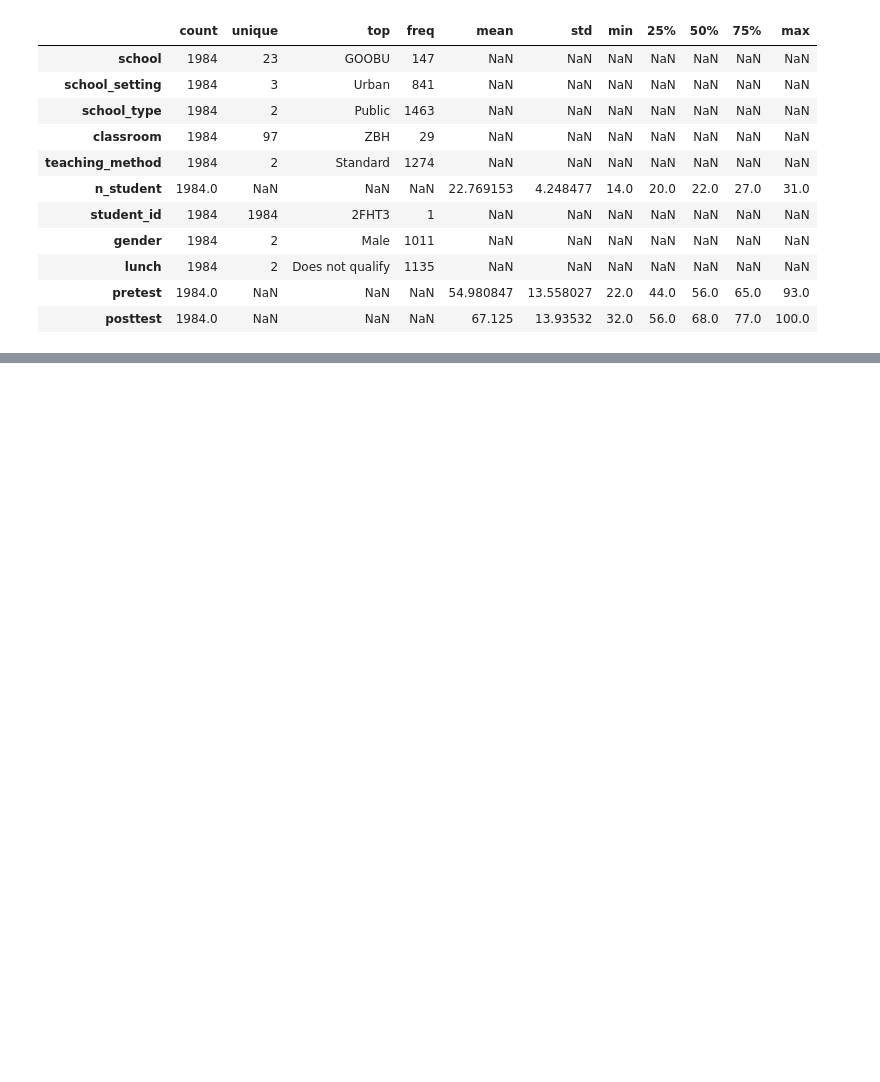
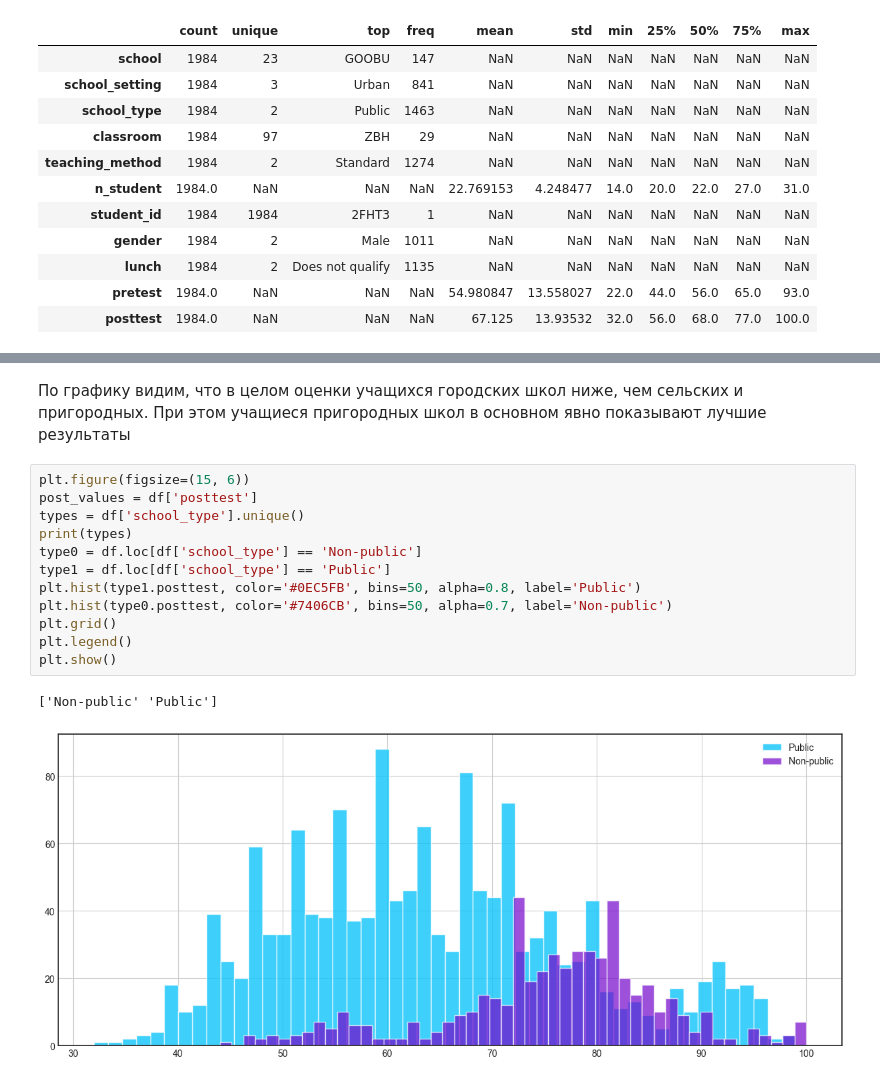
Before and after one commit to LlirikOknessu/MachineLearningCourseLabs, a Jupyter notebook: Ignatieva/analyze.ipynb, the cells around one changed output, grey strips where cells are left out. Saved outputs shown, nothing was run; the diff lists cells and outputs as text; blank space fills up the shorter version.

```diff
--- a/Ignatieva/analyze.ipynb
+++ b/Ignatieva/analyze.ipynb
@@ -195,0 +102,17 @@ plt.show()
+# %% [markdown]
+По графику видим, что в целом оценки учащихся городских школ ниже, чем сельских и пригородных. При этом учащиеся пригородных школ в основном явно показывают лучшие результаты
+# %%
+plt.figure(figsize=(15, 6))
+post_values = df['posttest']
+types = df['school_type'].unique()
+print(types)
+type0 = df.loc[df['school_type'] == 'Non-public']
+type1 = df.loc[df['school_type'] == 'Public']
+plt.hist(type1.posttest, color='#0EC5FB', bins=50, alpha=0.8, label='Public')
+plt.hist(type0.posttest, color='#7406CB', bins=50, alpha=0.7, label='Non-public')
+plt.grid()
+plt.legend()
+plt.show()
+# %% [output]
+['Non-public' 'Public']
+[figure, added]
```
Also changed, not shown: parts of 28 cells of this notebook, 6 other files.
